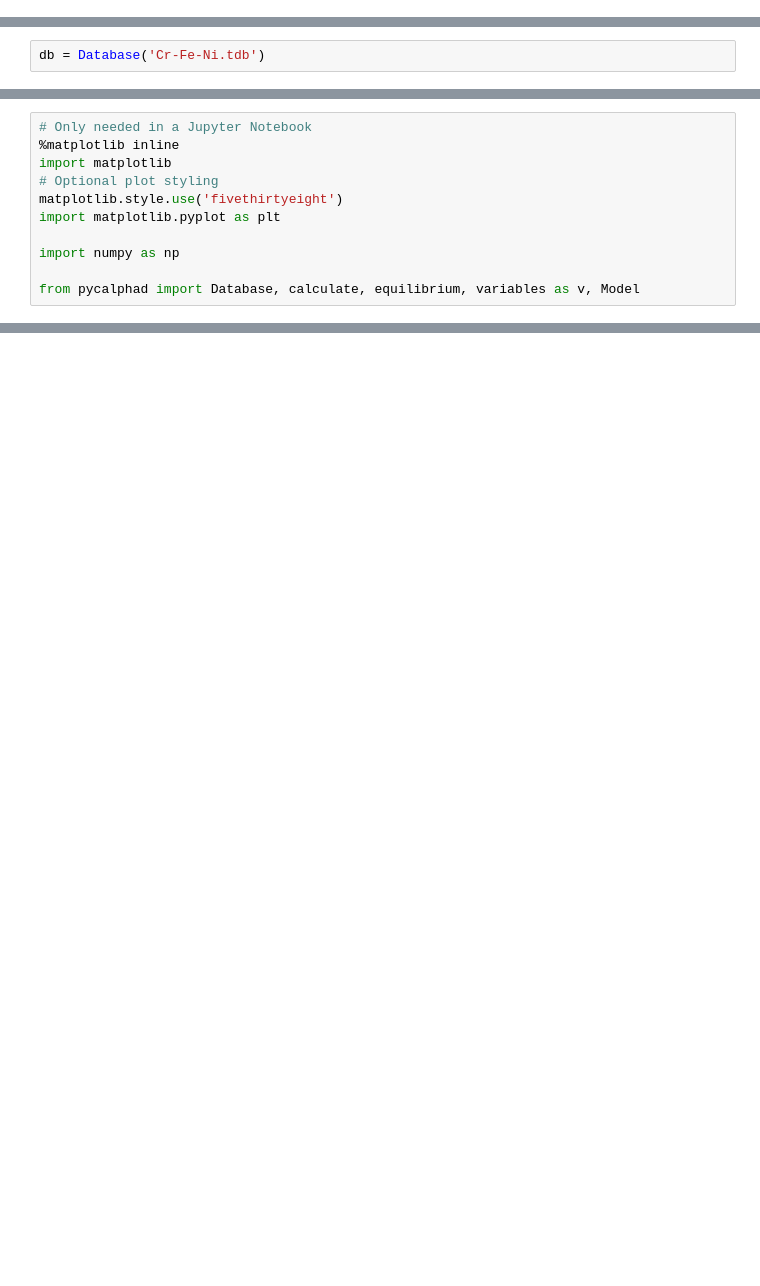
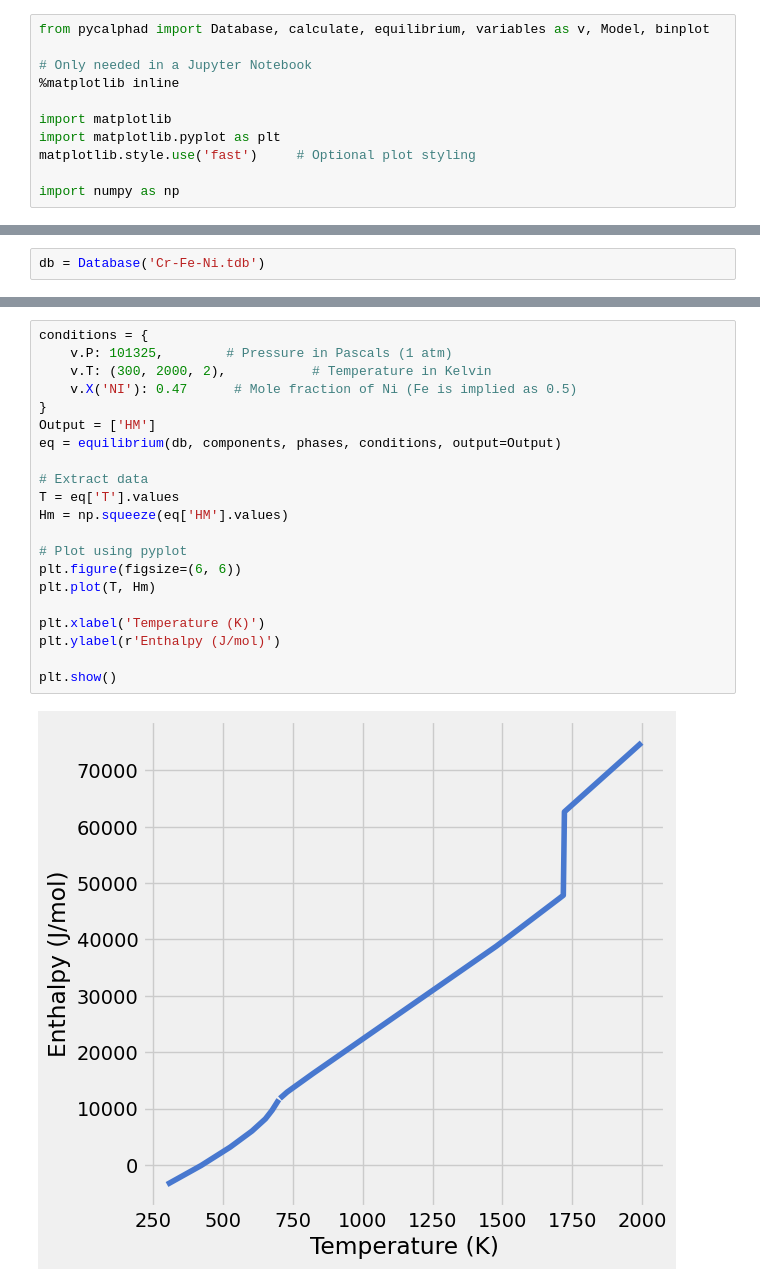
Before and after one commit to pyracetamol/tmms_2025, a Jupyter notebook: pycalphad/pycalphad.ipynb, the cells around one changed output, grey strips where cells are left out. Cells and saved outputs as stored; diff of their text form; blank space fills up the shorter version.

```diff
--- a/pycalphad/pycalphad.ipynb
+++ b/pycalphad/pycalphad.ipynb
@@ -33,0 +17,11 @@ In general you can also specify a full file path (ex: E:/Liturature/liturature f
+# %%
+from pycalphad import Database, calculate, equilibrium, variables as v, Model, binplot
+
+# Only needed in a Jupyter Notebook
+%matplotlib inline
+
+import matplotlib
+import matplotlib.pyplot as plt
+matplotlib.style.use('fast')     # Optional plot styling
+
+import numpy as np
@@ -153,11 +202,0 @@ Now that we know how to define variables, let's calculate the heat capacity of c
-# %%
-# Only needed in a Jupyter Notebook
-%matplotlib inline
-import matplotlib
-# Optional plot styling
-matplotlib.style.use('fivethirtyeight')
-import matplotlib.pyplot as plt
-
-import numpy as np
-
-from pycalphad import Database, calculate, equilibrium, variables as v, Model
@@ -232,0 +388,23 @@ fig.set_size_inches(6,8)
+# %%
+conditions = {
+    v.P: 101325,        # Pressure in Pascals (1 atm)
+    v.T: (300, 2000, 2),           # Temperature in Kelvin
+    v.X('NI'): 0.47      # Mole fraction of Ni (Fe is implied as 0.5)
+}
+Output = ['HM']
+eq = equilibrium(db, components, phases, conditions, output=Output)
+
+# Extract data
+T = eq['T'].values
+Hm = np.squeeze(eq['HM'].values)
+
+# Plot using pyplot
+plt.figure(figsize=(6, 6))
+plt.plot(T, Hm)
+
+plt.xlabel('Temperature (K)')
+plt.ylabel(r'Enthalpy (J/mol)')
+
+plt.show()
+# %% [output]
+[figure, added]
```
Also changed, not shown: parts of 36 cells of this notebook, 30 other files.
